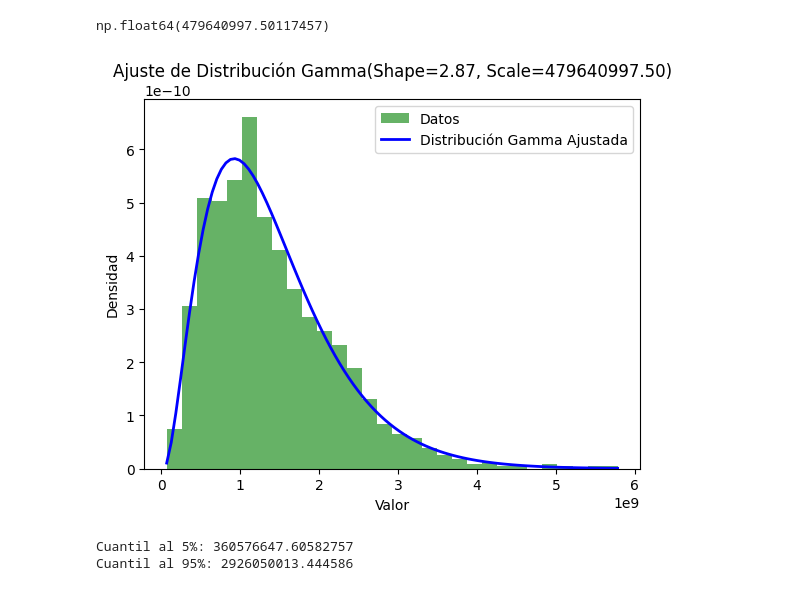
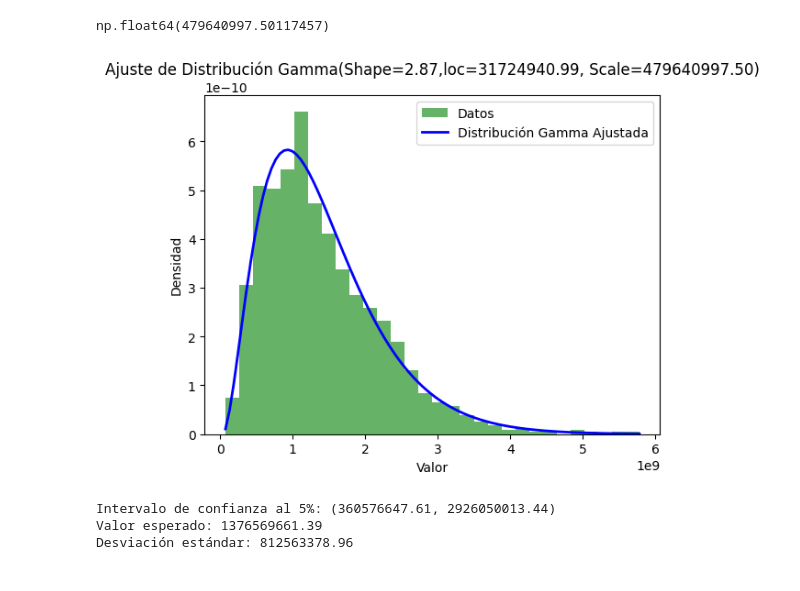
Before and after one commit to mateocivil10/pj_sa_202501, a Jupyter notebook: notebooks/4Clase.ipynb, the cells around one changed output. Saved outputs shown, nothing was run; the diff lists cells and outputs as text; code cells hidden in the pictures.

```diff
--- a/notebooks/4Clase.ipynb
+++ b/notebooks/4Clase.ipynb
@@ -211,40 +211,40 @@ np.float64(479640997.50117457)
 # %%
 #Crear un rango de valores para la gráfica
 x=np.linspace(min(data['Valoracion']),max(data['Valoracion']),100)
 
 #Obtener la funcion de densidad ajustada usando los parametros obtenidos
 pdf_gamma_ajustada= stats.gamma.pdf(x,shape,loc,scale)
 
 #Graficar los datos y la funcion de densidad ajustada
 plt.hist(data['Valoracion'], bins=30, density=True, alpha=0.6, color='g', label='Datos')
 
 #Graficar la distribución gamma ajustada
 plt.plot(x,pdf_gamma_ajustada,'b-',linewidth=2,label='Distribución Gamma Ajustada')
 
 #Mostrar la gráfica
-plt.title(f"Ajuste de Distribución Gamma(Shape={shape:.2f}, Scale={scale:.2f})")
 plt.xlabel('Valor')
 plt.ylabel('Densidad')
+plt.title(f"Ajuste de Distribución Gamma(Shape={shape:.2f},loc={loc:.2f}, Scale={scale:.2f})")
 plt.legend()
 plt.show()
 # %% [output]
-[figure, old version]
+[figure, new version]
 # %%
-#defina el intervalo de confianza de la distribución al 5 %
+#Intervalo de confianza de la distribucion al 5%
 
-shape=2.87 #Nuevo parámetro de forma
-scale=479640997 #Nuevo parametro de escala
+shape = 2.87 #Parametro de forma
+scale = 479640997 # Parametro de escala
 
-quantile_5=stats.gamma.ppf(0.05,a=shape,scale=scale)
-quantile_95=stats.gamma.ppf(0.95,a=shape,scale=scale)
+quantile_5 = stats.gamma.ppf(0.05,a=shape, scale=scale)
+quantile_95 = stats.gamma.ppf(0.95,a=shape, scale=scale)
 
-print(f"Cuantil al 5%: {quantile_5}")
-print(f"Cuantil al 95%: {quantile_95}")
-
-#¿Que puede concluir de esto?
+print(f"Intervalo de confianza al 5%: ({quantile_5:.2f}, {quantile_95:.2f})")
+print(f"Valor esperado: {stats.gamma.mean(a=shape, scale=scale):.2f}")
+print(f"Desviación estándar: {stats.gamma.std(a=shape, scale=scale):.2f}")
 # %% [output]
-Cuantil al 5%: 360576647.60582757
-Cuantil al 95%: 2926050013.444586
+Intervalo de confianza al 5%: (360576647.61, 2926050013.44)
+Valor esperado: 1376569661.39
+Desviación estándar: 812563378.96
 # %%
 #Total
 # %%
```
Also changed, not shown: parts of 4 cells of this notebook.
